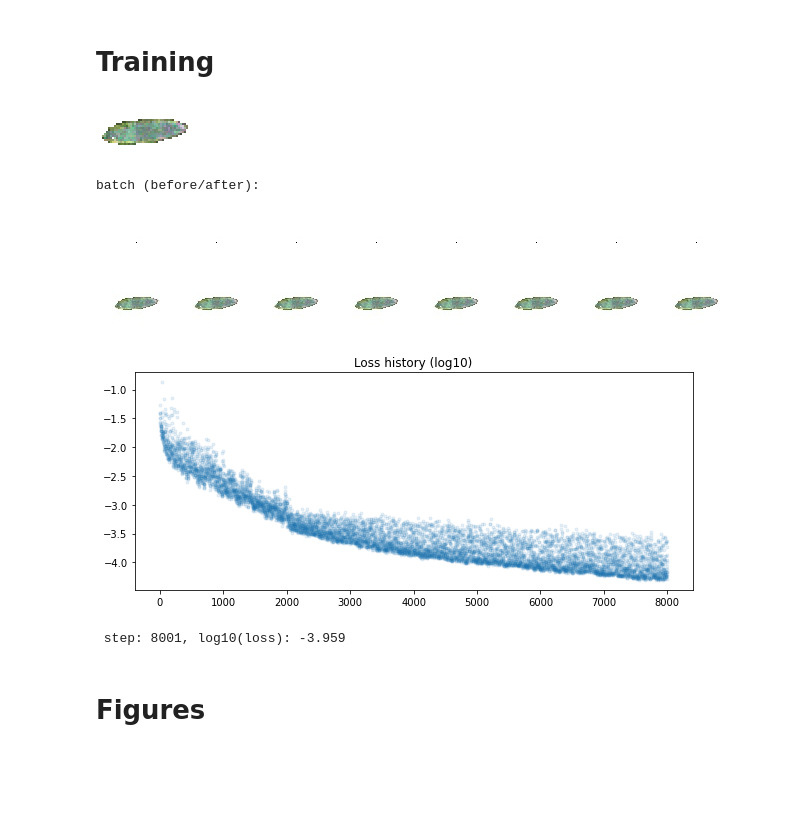
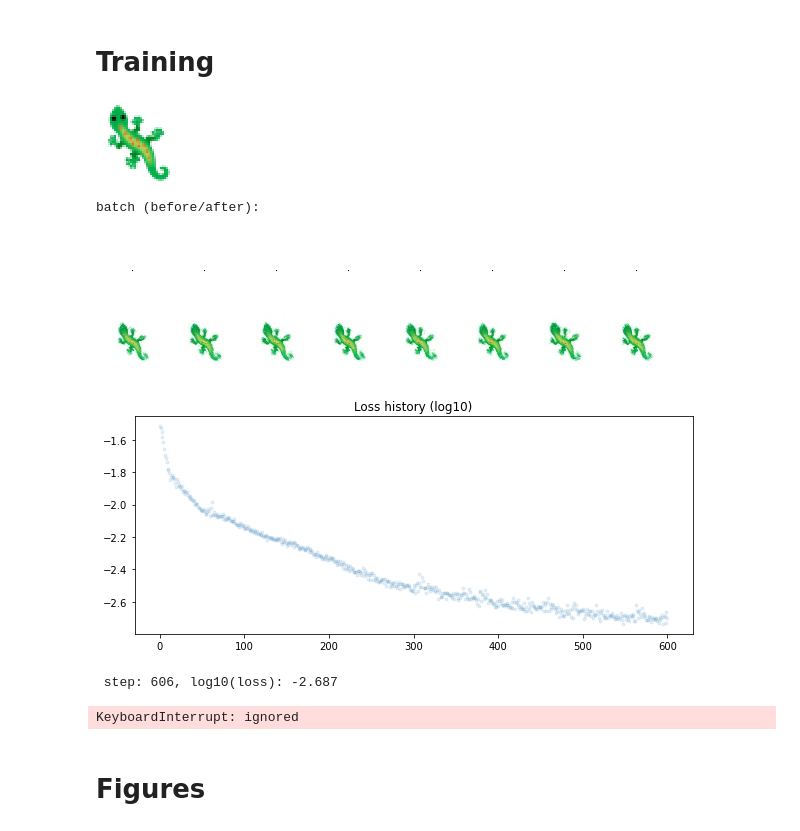
Before and after one commit to Schumacher-group/post--growing-ca, a Jupyter notebook: Growing_Neural_Cellular_Automata.ipynb, the cells around one changed output. Cells and saved outputs as stored; diff of their text form; code cells hidden in the pictures; blank space fills up the shorter version.

```diff
--- a/Growing_Neural_Cellular_Automata.ipynb
+++ b/Growing_Neural_Cellular_Automata.ipynb
@@ -126,7 +129,8 @@ BATCH_SIZE = 8
 POOL_SIZE = 1024
 CELL_FIRE_RATE = 0.5
 
-TARGET_EMOJI = "🐽" #@param {type:"string"}
+TARGET_EMOJI = "🦎" #@param {type:"string"}
+# 🐽
 
 EXPERIMENT_TYPE = "Growing" #@param ["Growing", "Persistent", "Regenerating"]
 EXPERIMENT_MAP = {"Growing":0, "Persistent":1, "Regenerating":2}
@@ -366,22 +392,26 @@ def plot_loss(loss_log):
 # %%
 #@title Choose Target Image { vertical-output: true}
 
-# url_cell_example ='https://raw.githubusercontent.com/Schumacher-group/post--growing-ca/master/data/S2_48h_Col_1_scaled(RGB)_106x65.tif?raw=true'
+# size of the target image
+desired_size = 48
 
-url_cell_example ='https://raw.githubusercontent.com/Schumacher-group/post--growing-ca/master/data/S2_48h_Col_1_scaled(RGB)_212x129.tif?raw=true'
+# 1) mouse stem cell image as input
+  # a. after 48 hours
+# url_cell_example ='https://raw.githubusercontent.com/Schumacher-group/post--growing-ca/master/data/S2_48h_Col_1_scaled(RGB)_212x129.tif?raw=true'
 
-target_img = load_image_real(url_cell_example, 48)
+  # b. after 60 hours
+# url_cell_example = 'https://raw.githubusercontent.com/Schumacher-group/post--growing-ca/master/data/S2_60h_Col_1_scaled(RGB)_217x129.tif?raw=true'
 
 
-# define input
-# target_img = load_emoji(TARGET_EMOJI)
+# target_img = load_image_real(url_cell_example, desired_size)
+
+
+# 2) emoji as input
+target_img = load_emoji(TARGET_EMOJI)
 
 imshow(zoom(to_rgb(target_img), 2), fmt='png')
-
-# target_img = load_cells()
-# imshow(zoom(to_rgb(target_img), 2), fmt='png')
 # %% [output]
-[figure, old version]
+[figure, new version]
 # %%
 #@title Initialize Training { vertical-output: true}
 
@@ -417,10 +460,28 @@ def train_step(x):
   # random choice of steps after which the final state should be obtained
   # acc. to pixel size of the output image (here 48)
   iter_n = tf.random.uniform([], 64, 96, tf.int32)
+
   with tf.GradientTape() as g:
     for i in tf.range(iter_n):
       # send x once through neural network and use output as input for next iteration
       x = ca(x)
+      # reduces loss (difference between RGB value of current output and target) across all three dimensions
+    loss = tf.reduce_mean(loss_f(x))
+  grads = g.gradient(loss, ca.weights)
+  grads = [g/(tf.norm(g)+1e-8) for g in grads]
+  trainer.apply_gradients(zip(grads, ca.weights))
+  return x, loss
+
+def train_step_two_targets(x):
+  # random choice of steps after which the final state should be obtained
+  # acc. to pixel size of the output image (here 48)
+  iter_n = 60
+
+  with tf.GradientTape() as g:
+    for i in tf.range(iter_n):
+      # send x once through neural network and use output as input for next iteration
+      x = ca(x)
+      # reduces loss (difference between RGB value of current output and target) across all three dimensions
     loss = tf.reduce_mean(loss_f(x))
   grads = g.gradient(loss, ca.weights)
   grads = [g/(tf.norm(g)+1e-8) for g in grads]
@@ -433,7 +494,7 @@ for i in range(8000+1):
     x0 = batch.x
     loss_rank = loss_f(x0).numpy().argsort()[::-1]
     x0 = x0[loss_rank]
-    x0[:1] = seed
+    x0[:1] = seed # always include seed state in batch
     if DAMAGE_N:
       damage = 1.0-make_circle_masks(DAMAGE_N, h, w).numpy()[..., None]
       x0[-DAMAGE_N:] *= damage
@@ -460,9 +521,10 @@ for i in range(8000+1):
   print('\r step: %d, log10(loss): %.3f'%(len(loss_log), np.log10(loss)), end='')
 # %% [output]
 batch (before/after):
-[figure, old version]
+[figure, new version]
-[figure, old version]
+[figure, new version]
- step: 8001, log10(loss): -3.959
+ step: 606, log10(loss): -2.687
+KeyboardInterrupt: ignored
 # %% [markdown]
 # Figures
 # %%
```
Also changed, not shown: parts of 7 cells of this notebook.
